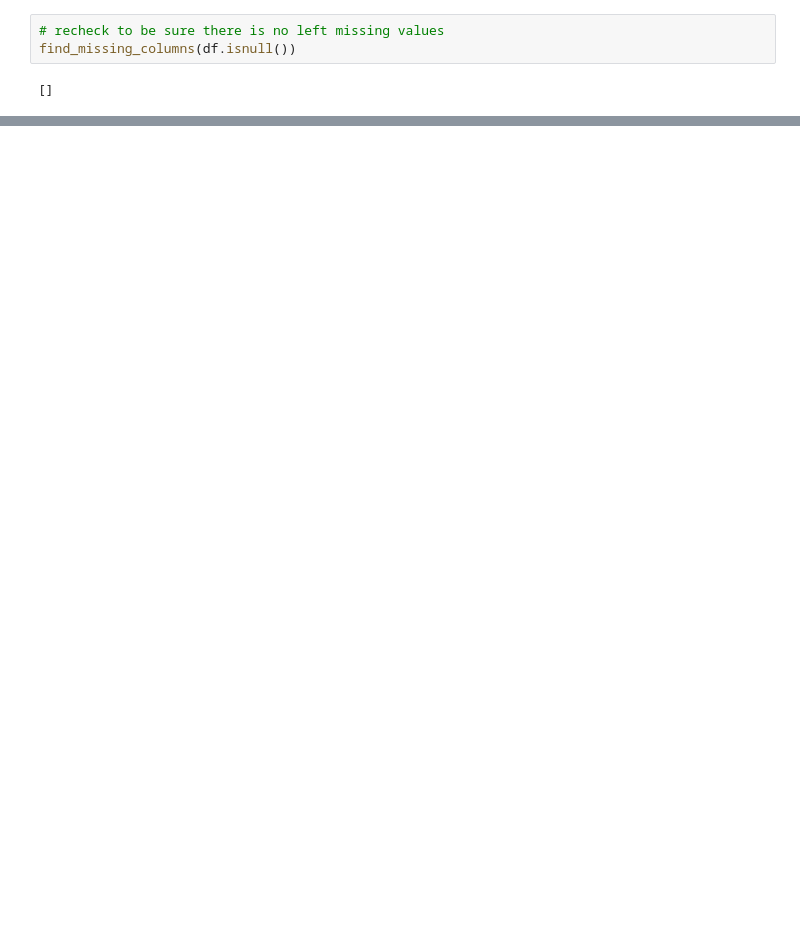
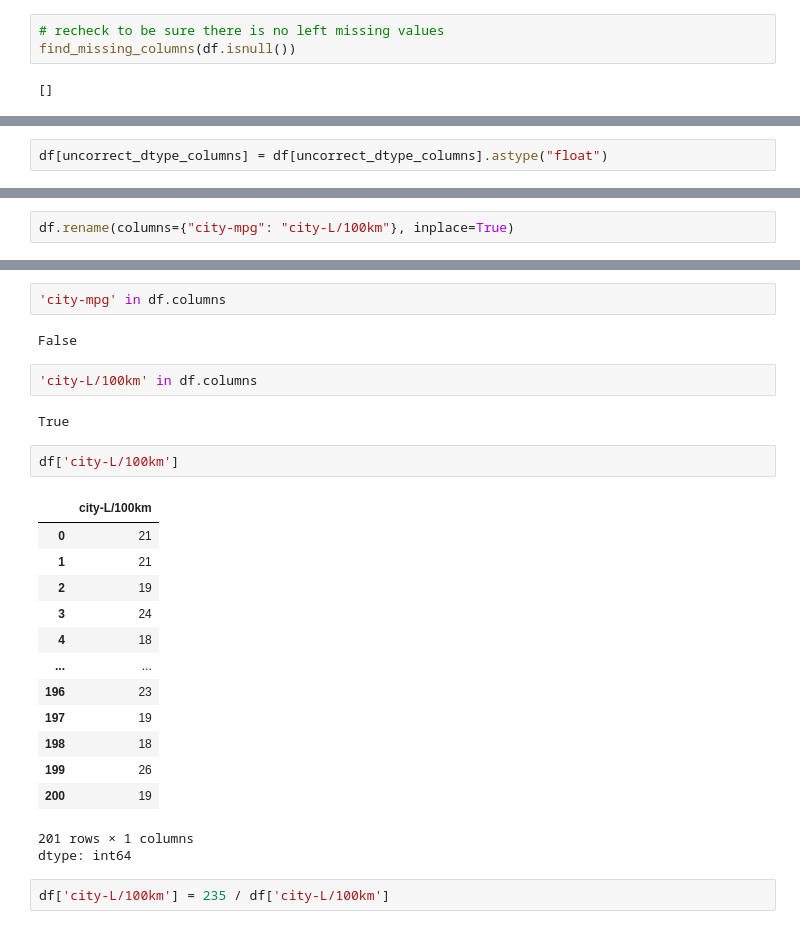
Before and after one commit to fateme-alk/learning, a Jupyter notebook: IBM_data_analysis/cleaned_automobile_dataset.ipynb, the cells around one changed output, grey strips where cells are left out. Saved outputs shown, nothing was run; the diff lists cells and outputs as text; blank space fills up the shorter version.

```diff
--- a/IBM_data_analysis/cleaned_automobile_dataset.ipynb
+++ b/IBM_data_analysis/cleaned_automobile_dataset.ipynb
@@ -248,0 +330,2 @@ find_missing_columns(df.isnull())
+# %%
+df[uncorrect_dtype_columns] = df[uncorrect_dtype_columns].astype("float")
@@ -248,0 +351,2 @@ find_missing_columns(df.isnull())
+# %%
+df.rename(columns={"city-mpg": "city-L/100km"}, inplace=True)
@@ -248,0 +363,27 @@ find_missing_columns(df.isnull())
+# %%
+'city-mpg' in df.columns
+# %% [output]
+False
+# %%
+'city-L/100km' in df.columns
+# %% [output]
+True
+# %%
+df['city-L/100km']
+# %% [output]
+|  | city-L/100km |
+| 0 | 21 |
+| 1 | 21 |
+| 2 | 19 |
+| 3 | 24 |
+| 4 | 18 |
+| ... | ... |
+| 196 | 23 |
+| 197 | 19 |
+| 198 | 18 |
+| 199 | 26 |
+| 200 | 19 |
+201 rows × 1 columns
+dtype: int64
+# %%
+df['city-L/100km'] = 235 / df['city-L/100km']
```
Also changed, not shown: parts of 21 cells of this notebook.
